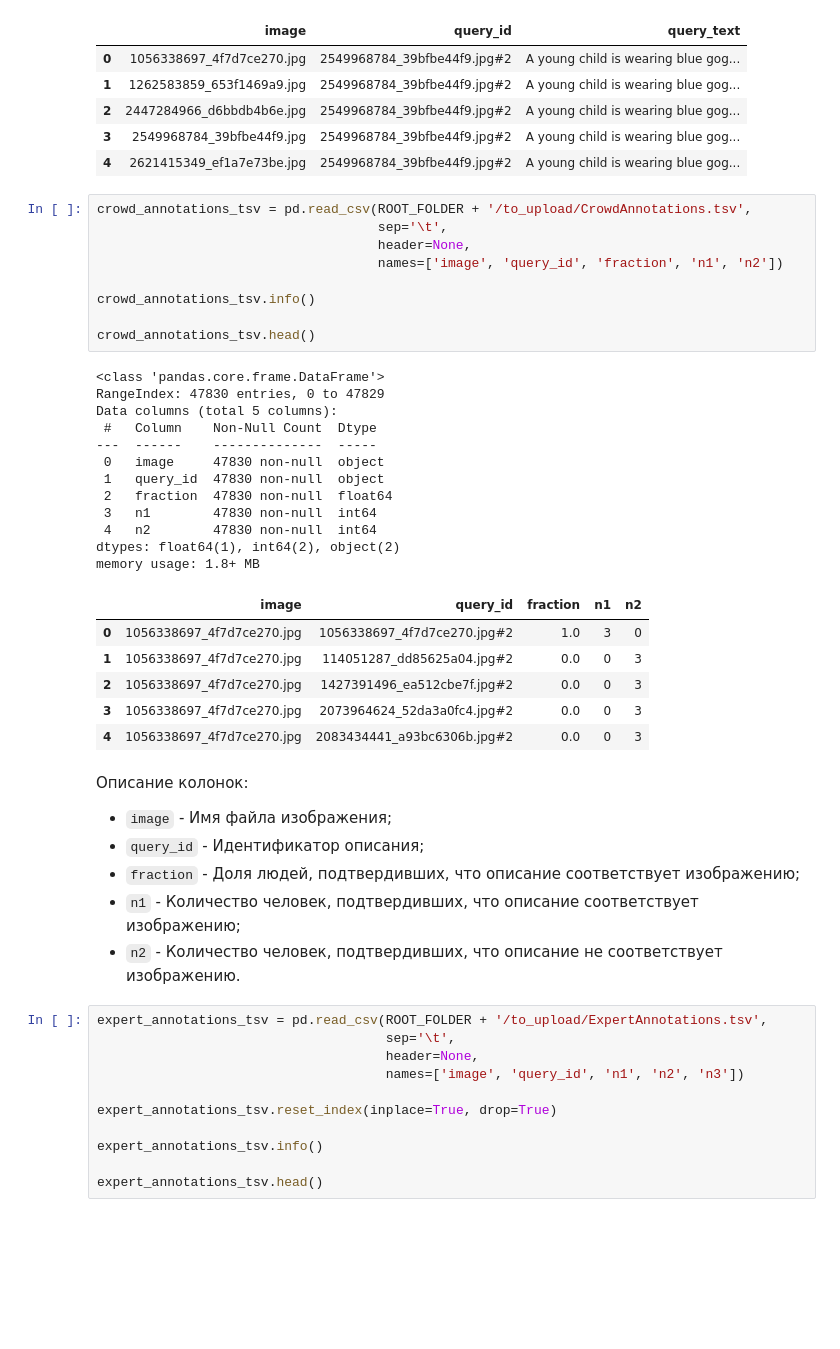
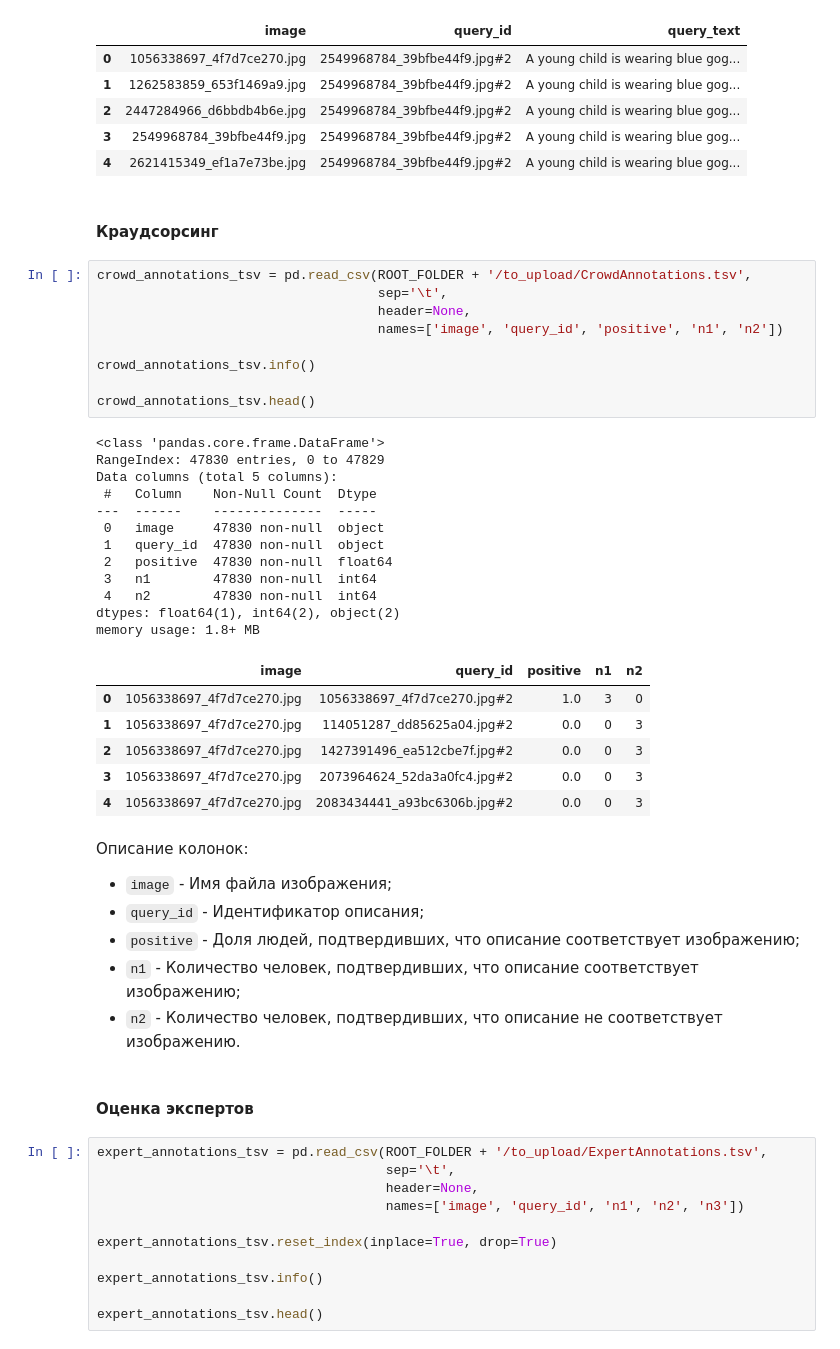
Before and after one commit to akrasnov87/project4, a Jupyter notebook: 7d06bc6b-1477-4e0b-b653-e8eb505aa175.ipynb, the cells around one changed output. Drawn from its saved outputs; the diff is of its cells as text; blank space fills up the shorter version.

```diff
--- a/7d06bc6b-1477-4e0b-b653-e8eb505aa175.ipynb
+++ b/7d06bc6b-1477-4e0b-b653-e8eb505aa175.ipynb
@@ -98,29 +98,31 @@ memory usage: 136.6+ KB
 | 2 | 2447284966_d6bbdb4b6e.jpg | 2549968784_39bfbe44f9.jpg#2 | A young child is wearing blue gog... |
 | 3 | 2549968784_39bfbe44f9.jpg | 2549968784_39bfbe44f9.jpg#2 | A young child is wearing blue gog... |
 | 4 | 2621415349_ef1a7e73be.jpg | 2549968784_39bfbe44f9.jpg#2 | A young child is wearing blue gog... |
+# %% [markdown]
+#### Краудсорсинг
 # %%
 crowd_annotations_tsv = pd.read_csv(ROOT_FOLDER + '/to_upload/CrowdAnnotations.tsv',
                                     sep='\t',
                                     header=None,
-                                    names=['image', 'query_id', 'fraction', 'n1', 'n2'])
+                                    names=['image', 'query_id', 'positive', 'n1', 'n2'])
 
 crowd_annotations_tsv.info()
 
 crowd_annotations_tsv.head()
 # %% [output]
 <class 'pandas.core.frame.DataFrame'>
 RangeIndex: 47830 entries, 0 to 47829
 Data columns (total 5 columns):
  #   Column    Non-Null Count  Dtype
 ---  ------    --------------  -----
  0   image     47830 non-null  object
  1   query_id  47830 non-null  object
- 2   fraction  47830 non-null  float64
+ 2   positive  47830 non-null  float64
  3   n1        47830 non-null  int64
  4   n2        47830 non-null  int64
 dtypes: float64(1), int64(2), object(2)
 memory usage: 1.8+ MB
-|  | image | query_id | fraction | n1 | n2 |
+|  | image | query_id | positive | n1 | n2 |
 | 0 | 1056338697_4f7d7ce270.jpg | 1056338697_4f7d7ce270.jpg#2 | 1.0 | 3 | 0 |
 | 1 | 1056338697_4f7d7ce270.jpg | 114051287_dd85625a04.jpg#2 | 0.0 | 0 | 3 |
 | 2 | 1056338697_4f7d7ce270.jpg | 1427391496_ea512cbe7f.jpg#2 | 0.0 | 0 | 3 |
@@ -130,9 +132,11 @@ memory usage: 1.8+ MB
 Описание колонок:
 * `image` - Имя файла изображения;
 * `query_id` - Идентификатор описания;
-* `fraction` - Доля людей, подтвердивших, что описание соответствует изображению;
+* `positive` - Доля людей, подтвердивших, что описание соответствует изображению;
 * `n1` - Количество человек, подтвердивших, что описание соответствует изображению;
 * `n2` - Количество человек, подтвердивших, что описание не соответствует изображению.
+# %% [markdown]
+#### Оценка экспертов
 # %%
 expert_annotations_tsv = pd.read_csv(ROOT_FOLDER + '/to_upload/ExpertAnnotations.tsv',
                                      sep='\t',
```
Also changed, not shown: parts of 15 cells of this notebook.
